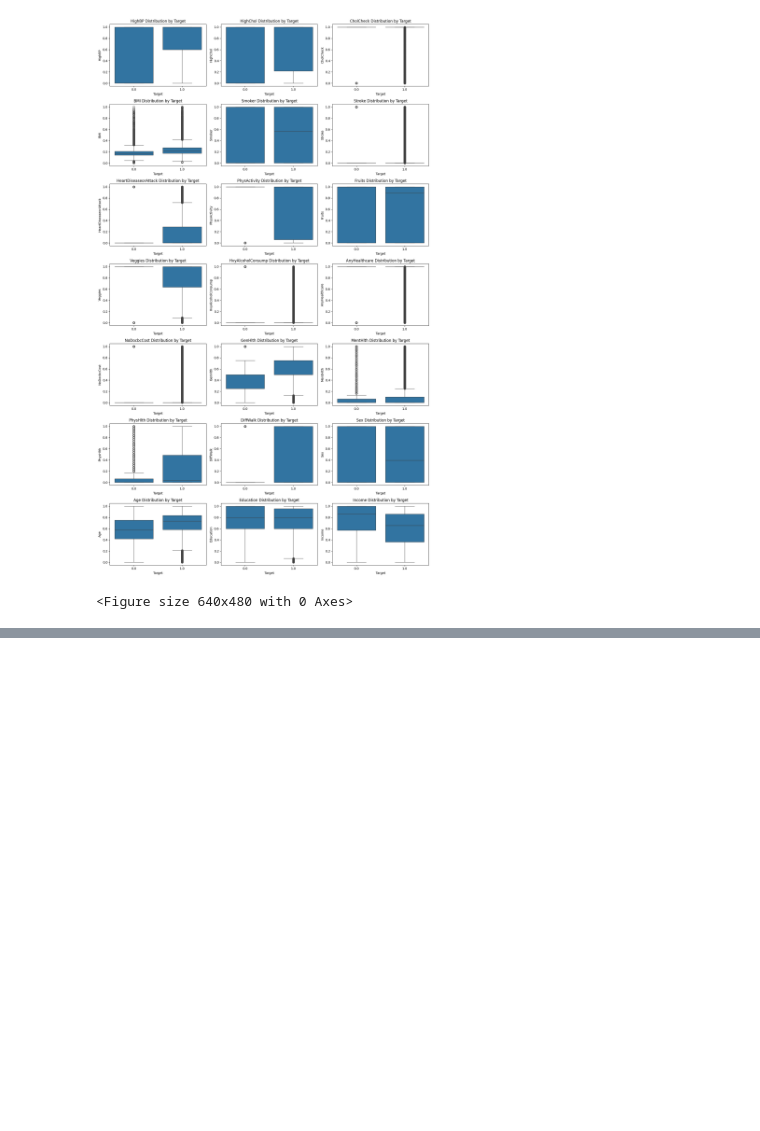
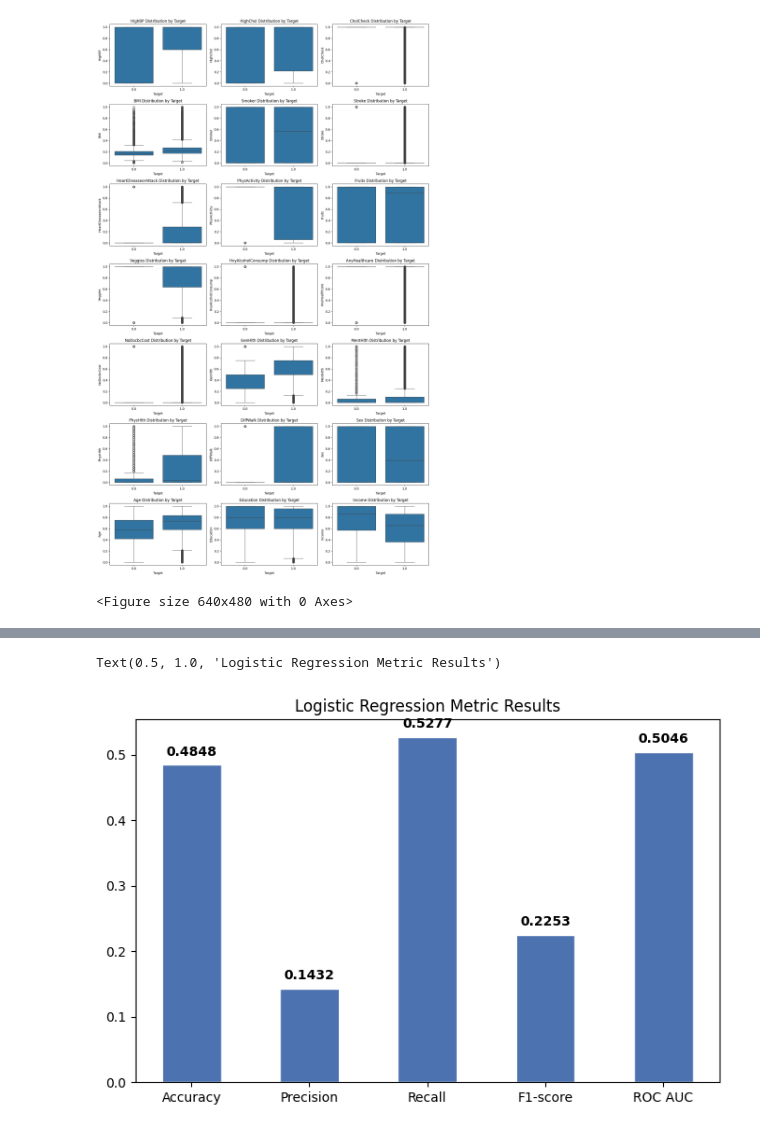
Before and after one commit to Lucyyru/Diabetes_Type2_Prediction, a Jupyter notebook: logistic reg.ipynb, the cells around one changed output, grey strips where cells are left out. Saved outputs shown, nothing was run; the diff lists cells and outputs as text; code cells hidden in the pictures; blank space fills up the shorter version.

```diff
--- a/logistic reg.ipynb
+++ b/logistic reg.ipynb
@@ -202,0 +225,28 @@ ROC AUC  : 0.5036
+# %%
+import pandas as pd
+import matplotlib.pyplot as plt
+
+data = {
+    "Metric": ["Accuracy", "Precision", "Recall", "F1-score", "ROC AUC"],
+    "Score":  [round(accuracy, 4),    round(precision, 4),      round(recall, 4),   round(f1, 4),     round(auc_score, 4)]
+}
+
+df = pd.DataFrame(data)
+
+fig, ax = plt.subplots(figsize=(8, 5))
+
+bars = ax.bar(df["Metric"], df["Score"], color=["#4C72B0"], edgecolor="white", width=0.5)
+
+for bar in bars:
+    height = bar.get_height()
+    ax.text(
+        bar.get_x() + bar.get_width() / 2,
+        height + 0.01,
+        f"{height:.4f}",
+        ha="center", va="bottom", fontsize=10, fontweight="bold"
+    )
+
+ax.set_title("Logistic Regression Metric Results")
+# %% [output]
+Text(0.5, 1.0, 'Logistic Regression Metric Results')
+[figure, added]
```
Also changed, not shown: parts of 5 cells of this notebook.
